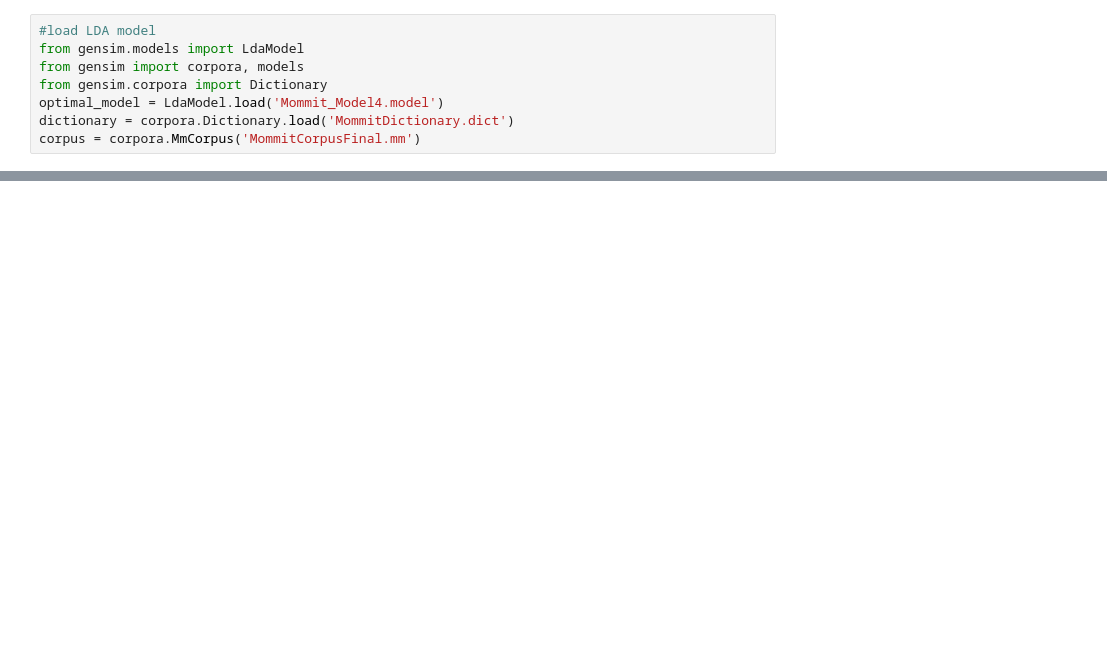
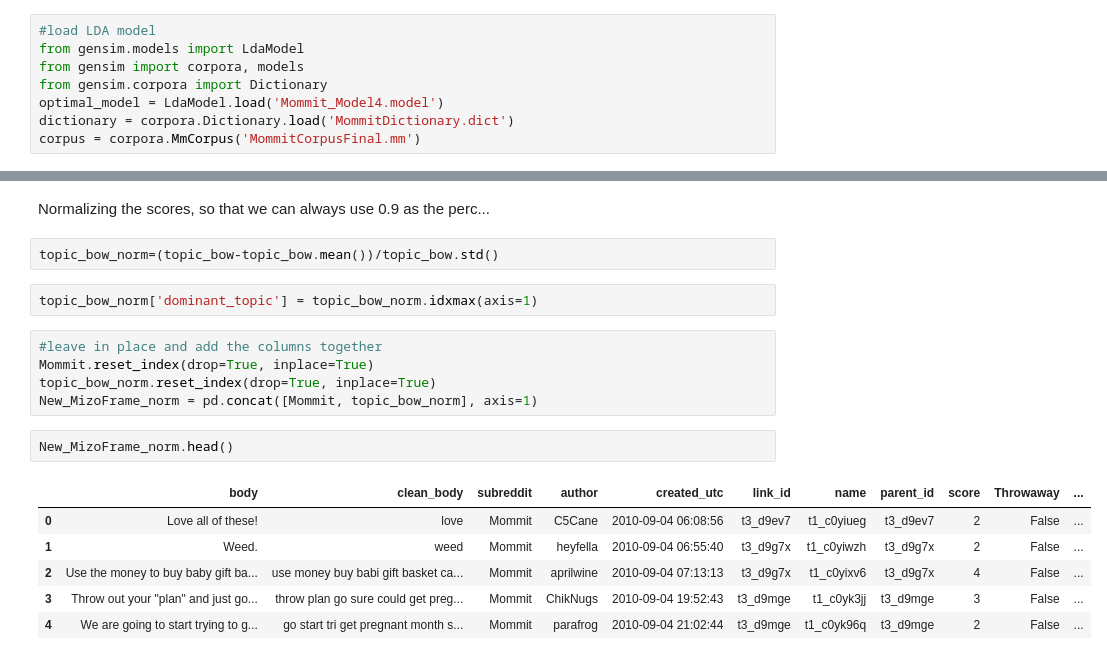
Before and after one commit to tawfiqam/Parenting_Throwaway_CSCW_2019, a Jupyter notebook: Mommit_LDA.ipynb, the cells around one changed output, grey strips where cells are left out. Cells and saved outputs as stored; diff of their text form; blank space fills up the shorter version.

```diff
--- a/Mommit_LDA.ipynb
+++ b/Mommit_LDA.ipynb
@@ -754,0 +549,20 @@ Name: body, Length: 17399, dtype: object
+# %% [markdown]
+Normalizing the scores, so that we can always use 0.9 as the perc...
+# %%
+topic_bow_norm=(topic_bow-topic_bow.mean())/topic_bow.std()
+# %%
+topic_bow_norm['dominant_topic'] = topic_bow_norm.idxmax(axis=1)
+# %%
+#leave in place and add the columns together
+Mommit.reset_index(drop=True, inplace=True)
+topic_bow_norm.reset_index(drop=True, inplace=True)
+New_MizoFrame_norm = pd.concat([Mommit, topic_bow_norm], axis=1)
+# %%
+New_MizoFrame_norm.head()
+# %% [output]
+|  | body | clean_body | subreddit | author | created_utc | link_id | name | parent_id | score | Throwaway | ... |
+| 0 | Love all of these! | love | Mommit | C5Cane | 2010-09-04 06:08:56 | t3_d9ev7 | t1_c0yiueg | t3_d9ev7 | 2 | False | ... |
+| 1 | Weed. | weed | Mommit | heyfella | 2010-09-04 06:55:40 | t3_d9g7x | t1_c0yiwzh | t3_d9g7x | 2 | False | ... |
+| 2 | Use the money to buy baby gift ba... | use money buy babi gift basket ca... | Mommit | aprilwine | 2010-09-04 07:13:13 | t3_d9g7x | t1_c0yixv6 | t3_d9g7x | 4 | False | ... |
+| 3 | Throw out your "plan" and just go... | throw plan go sure could get preg... | Mommit | ChikNugs | 2010-09-04 19:52:43 | t3_d9mge | t1_c0yk3jj | t3_d9mge | 3 | False | ... |
+| 4 | We are going to start trying to g... | go start tri get pregnant month s... | Mommit | parafrog | 2010-09-04 21:02:44 | t3_d9mge | t1_c0yk96q | t3_d9mge | 2 | False | ... |
```
Also changed, not shown: parts of 85 cells of this notebook.
